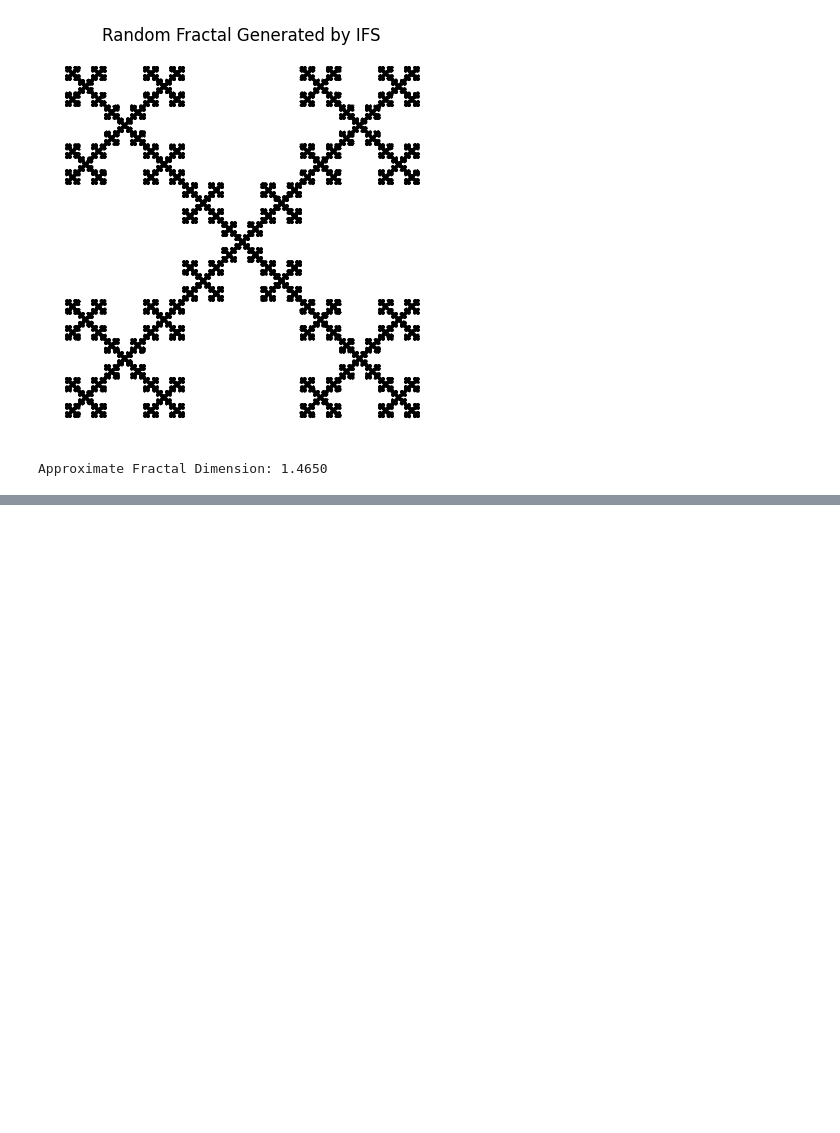
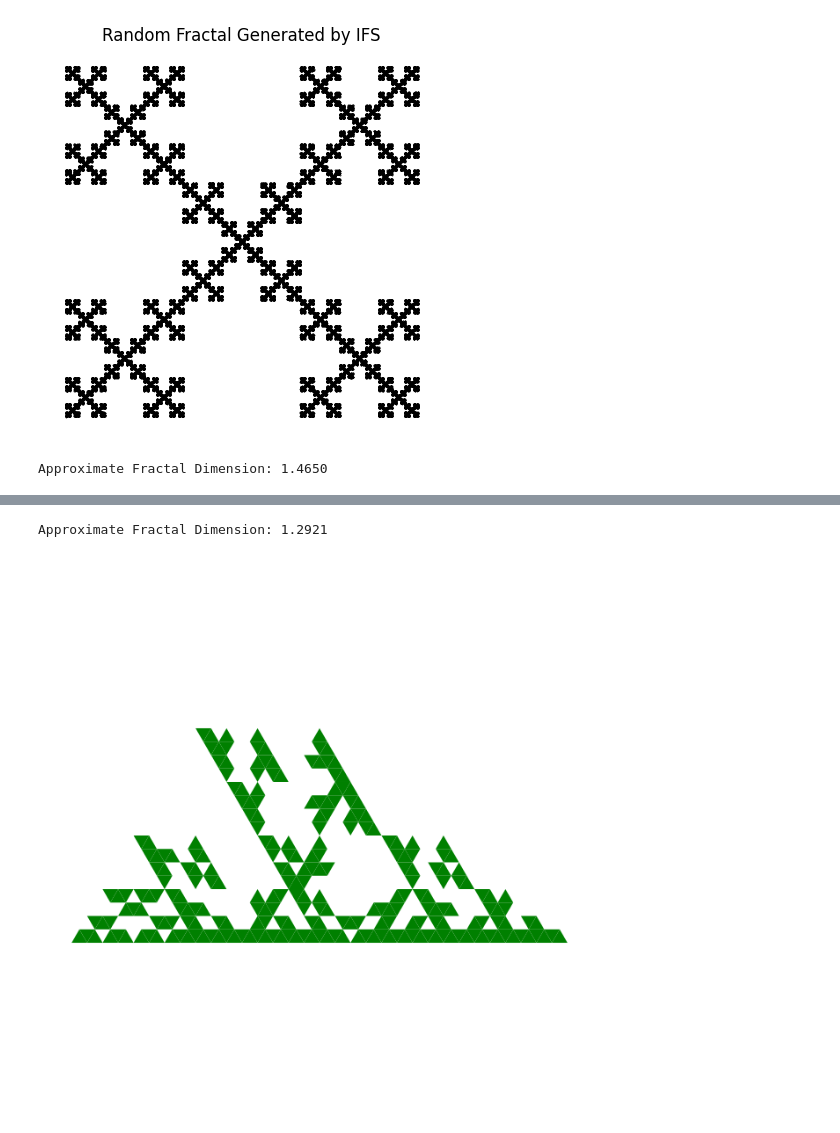
Before and after one commit to Habababa17/fraktale2, a Jupyter notebook: fraktale_2.ipynb, the cells around one changed output, grey strips where cells are left out. Saved outputs shown, nothing was run; the diff lists cells and outputs as text; code cells hidden in the pictures; blank space fills up the shorter version.

```diff
--- a/fraktale_2.ipynb
+++ b/fraktale_2.ipynb
@@ -171,0 +263,57 @@ Approximate Fractal Dimension: 1.4650
+# %%
+def sierpinski_mod_rand(points, n):
+    if n == 0:
+        return [points]
+
+    mid1 = ((points[0][0] + points[1][0]) / 2, (points[0][1] + points[1][1]) / 2)
+    mid2 = ((points[1][0] + points[2][0]) / 2, (points[1][1] + points[2][1]) / 2)
+    mid3 = ((points[0][0] + points[2][0]) / 2, (points[0][1] + points[2][1]) / 2)
+
+    perm = permutations([mid1, mid2, mid3])
+
+    triangles = []
+    triangles.extend(sierpinski_mod_rand([points[0], mid1, mid3], n-1))
+    triangles.extend(sierpinski_mod_rand([points[1], mid1, mid2], n-1))
+    triangles.extend(sierpinski_mod_rand(random.choice(list(perm)), n-1))
+
+    return triangles
+
+def sierpinski_mod_to_ifd(triangles):
+    transformations = []
+
+    for triangle in triangles:
+        x0, y0 = triangle[0]
+        x1, y1 = triangle[1]
+        x2, y2 = triangle[2]
+
+        scale_x = (x1 - x0) / 2
+        scale_y = (y1 - y0) / 2
+
+        tx = (x0 + x1 + x2) / 3
+        ty = (y0 + y1 + y2) / 3
+
+        transformations.append([scale_x, 0, 0, scale_y, tx, ty])
+
+    return transformations
+
+def show_results(triangles, n):
+    transformations = sierpinski_mod_to_ifd(triangles)
+
+    scaling_factors = calculate_scaling_factors(transformations)
+    dimension = similarity_dimension(scaling_factors)
+    print(f"Approximate Fractal Dimension: {dimension:.4f}")
+
+    fig, ax = plt.subplots(figsize=(8, 8))
+    for triangle in triangles:
+        triangle = np.array(triangle)
+        ax.fill(triangle[:, 0], triangle[:, 1], 'green')
+
+    ax.axis('equal')
+    ax.axis('off')
+    plt.show()
+
+triangles = sierpinski_mod_rand([(0, 0), (1, 0), (0.5, np.sqrt(3)/2)], 5)
+show_results(triangles, 5)
+# %% [output]
+Approximate Fractal Dimension: 1.2921
+[figure, added]
```
Also changed, not shown: parts of 9 cells of this notebook.
